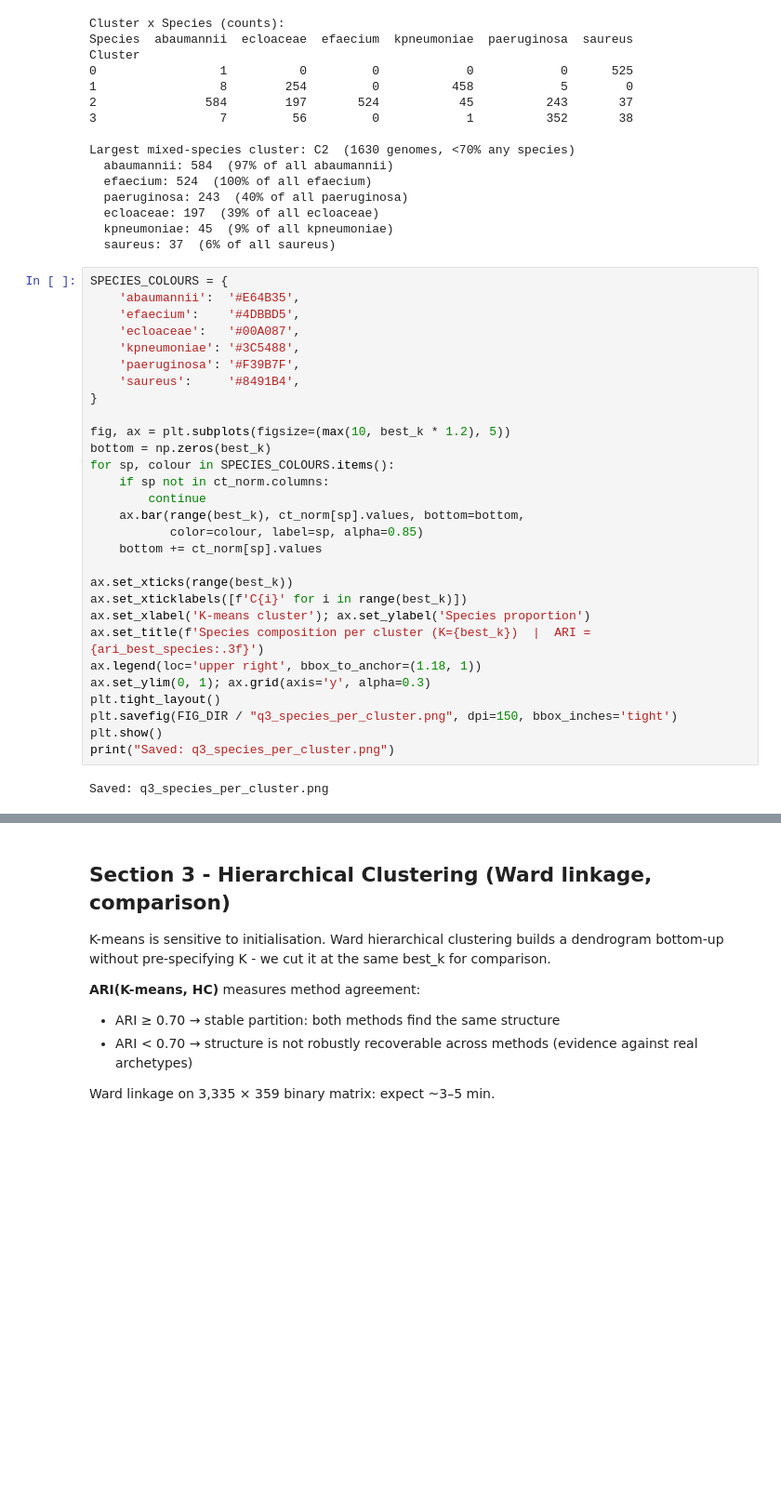
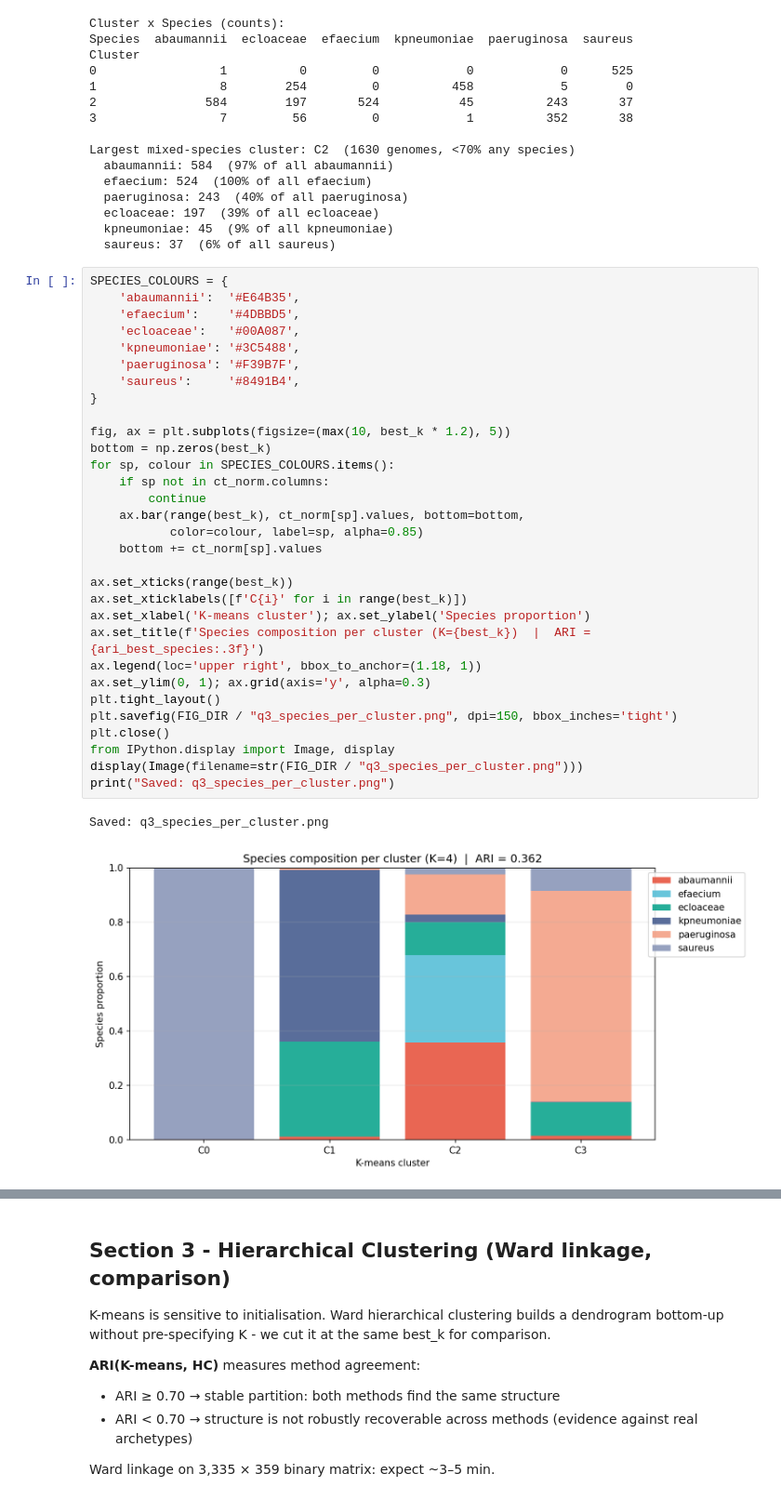
Before and after one commit to vikos77/eskape-defence-ml, a Jupyter notebook: notebooks/09_unsupervised_archetypes.ipynb, the cells around one changed output, grey strips where cells are left out. Shown at 93% size. Saved outputs shown, nothing was run; the diff lists cells and outputs as text; blank space fills up the shorter version.

```diff
--- a/notebooks/09_unsupervised_archetypes.ipynb
+++ b/notebooks/09_unsupervised_archetypes.ipynb
@@ -366,34 +366,37 @@ Largest mixed-species cluster: C2  (1630 genomes, <70% any species)
 # %%
 SPECIES_COLOURS = {
     'abaumannii':  '#E64B35',
     'efaecium':    '#4DBBD5',
     'ecloaceae':   '#00A087',
     'kpneumoniae': '#3C5488',
     'paeruginosa': '#F39B7F',
     'saureus':     '#8491B4',
 }
 
 fig, ax = plt.subplots(figsize=(max(10, best_k * 1.2), 5))
 bottom = np.zeros(best_k)
 for sp, colour in SPECIES_COLOURS.items():
     if sp not in ct_norm.columns:
         continue
     ax.bar(range(best_k), ct_norm[sp].values, bottom=bottom,
            color=colour, label=sp, alpha=0.85)
     bottom += ct_norm[sp].values
 
 ax.set_xticks(range(best_k))
 ax.set_xticklabels([f'C{i}' for i in range(best_k)])
 ax.set_xlabel('K-means cluster'); ax.set_ylabel('Species proportion')
 ax.set_title(f'Species composition per cluster (K={best_k})  |  ARI = {ari_best_species:.3f}')
 ax.legend(loc='upper right', bbox_to_anchor=(1.18, 1))
 ax.set_ylim(0, 1); ax.grid(axis='y', alpha=0.3)
 plt.tight_layout()
 plt.savefig(FIG_DIR / "q3_species_per_cluster.png", dpi=150, bbox_inches='tight')
-plt.show()
+plt.close()
+from IPython.display import Image, display
+display(Image(filename=str(FIG_DIR / "q3_species_per_cluster.png")))
 print("Saved: q3_species_per_cluster.png")
 # %% [output]
 Saved: q3_species_per_cluster.png
+[figure, added]
 # %%
 # Top 40 most variable features across cluster centroids
 centroids  = pd.DataFrame(km_best.cluster_centers_, columns=FEAT_COLS)
```
Also changed, not shown: parts of 1 cell of this notebook.
